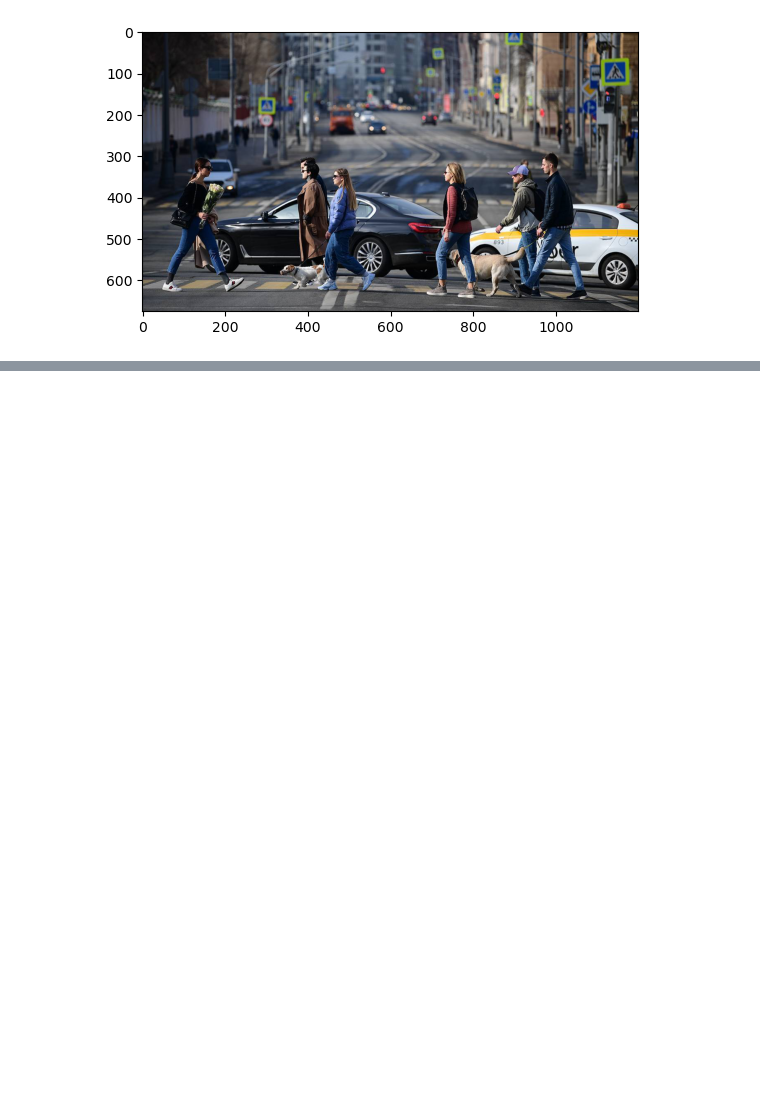
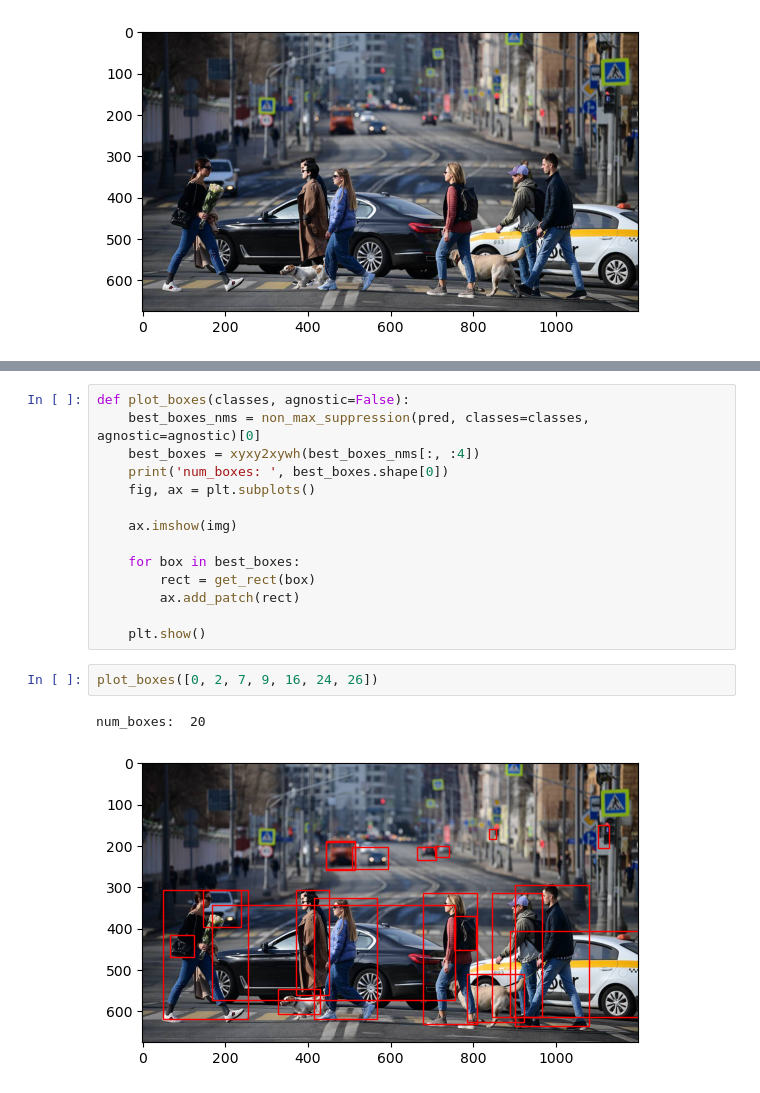
Before and after one commit to Filichkin/objectdetection, a Jupyter notebook: main.ipynb, the cells around one changed output, grey strips where cells are left out. Drawn from its saved outputs; the diff is of its cells as text; blank space fills up the shorter version.

```diff
--- a/main.ipynb
+++ b/main.ipynb
@@ -15,0 +85,19 @@ plt.show()
+# %%
+def plot_boxes(classes, agnostic=False):
+    best_boxes_nms = non_max_suppression(pred, classes=classes, agnostic=agnostic)[0]
+    best_boxes = xyxy2xywh(best_boxes_nms[:, :4])
+    print('num_boxes: ', best_boxes.shape[0])
+    fig, ax = plt.subplots()
+
+    ax.imshow(img)
+
+    for box in best_boxes:
+        rect = get_rect(box)
+        ax.add_patch(rect)
+
+    plt.show()
+# %%
+plot_boxes([0, 2, 7, 9, 16, 24, 26])
+# %% [output]
+num_boxes:  20
+[figure, added]
```
Also changed, not shown: parts of 6 cells of this notebook, 1 other file.
